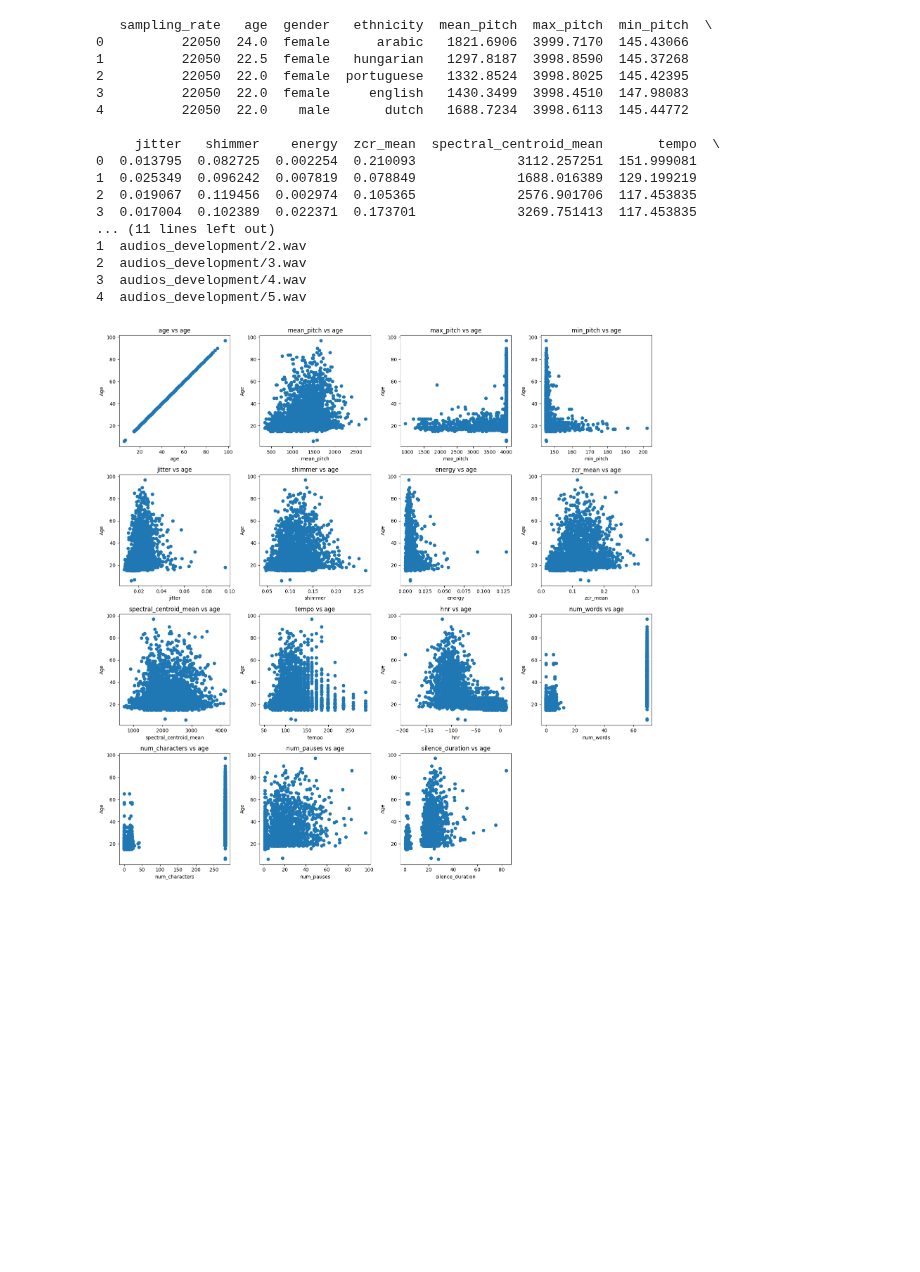
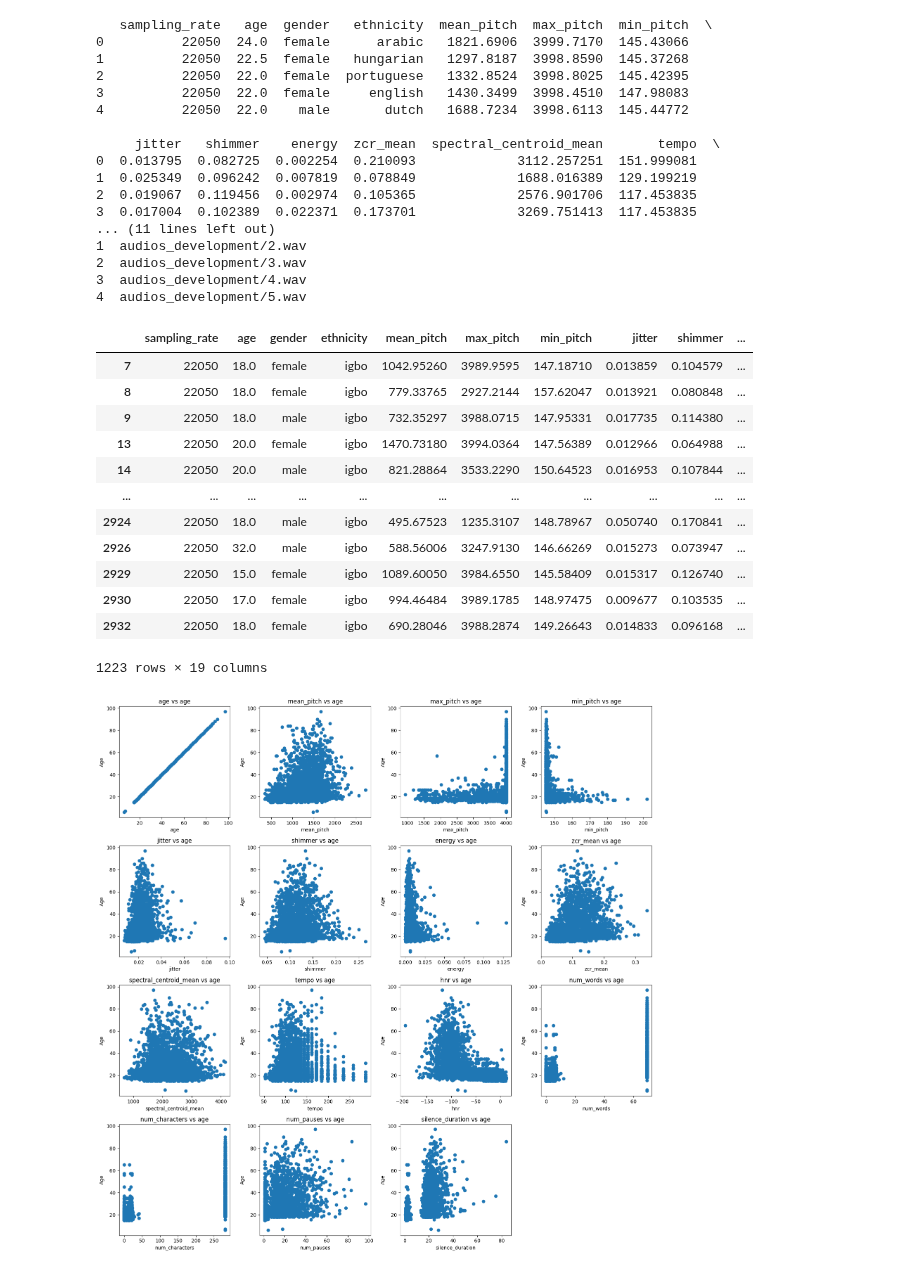
Before and after one commit to RBello02/Homework_Data_science, a Jupyter notebook: notebook_marti.ipynb, the cells around one changed output. Cells and saved outputs as stored; diff of their text form; code cells hidden in the pictures; blank space fills up the shorter version.

```diff
--- a/notebook_marti.ipynb
+++ b/notebook_marti.ipynb
@@ -44,6 +44,22 @@ print(data_dev.head())
 2  audios_development/3.wav
 3  audios_development/4.wav
 4  audios_development/5.wav
+# %%
+data_dev[data_dev['num_words'] < 69]
+# %% [output]
+|  | sampling_rate | age | gender | ethnicity | mean_pitch | max_pitch | min_pitch | jitter | shimmer | ... |
+| 7 | 22050 | 18.0 | female | igbo | 1042.95260 | 3989.9595 | 147.18710 | 0.013859 | 0.104579 | ... |
+| 8 | 22050 | 18.0 | female | igbo | 779.33765 | 2927.2144 | 157.62047 | 0.013921 | 0.080848 | ... |
+| 9 | 22050 | 18.0 | male | igbo | 732.35297 | 3988.0715 | 147.95331 | 0.017735 | 0.114380 | ... |
+| 13 | 22050 | 20.0 | female | igbo | 1470.73180 | 3994.0364 | 147.56389 | 0.012966 | 0.064988 | ... |
+| 14 | 22050 | 20.0 | male | igbo | 821.28864 | 3533.2290 | 150.64523 | 0.016953 | 0.107844 | ... |
+| ... | ... | ... | ... | ... | ... | ... | ... | ... | ... | ... |
+| 2924 | 22050 | 18.0 | male | igbo | 495.67523 | 1235.3107 | 148.78967 | 0.050740 | 0.170841 | ... |
+| 2926 | 22050 | 32.0 | male | igbo | 588.56006 | 3247.9130 | 146.66269 | 0.015273 | 0.073947 | ... |
+| 2929 | 22050 | 15.0 | female | igbo | 1089.60050 | 3984.6550 | 145.58409 | 0.015317 | 0.126740 | ... |
+| 2930 | 22050 | 17.0 | female | igbo | 994.46484 | 3989.1785 | 148.97475 | 0.009677 | 0.103535 | ... |
+| 2932 | 22050 | 18.0 | female | igbo | 690.28046 | 3988.2874 | 149.26643 | 0.014833 | 0.096168 | ... |
+1223 rows × 19 columns
 # %%
 # scatterplot
 import seaborn as sns
```
Also changed, not shown: 8 other files.
